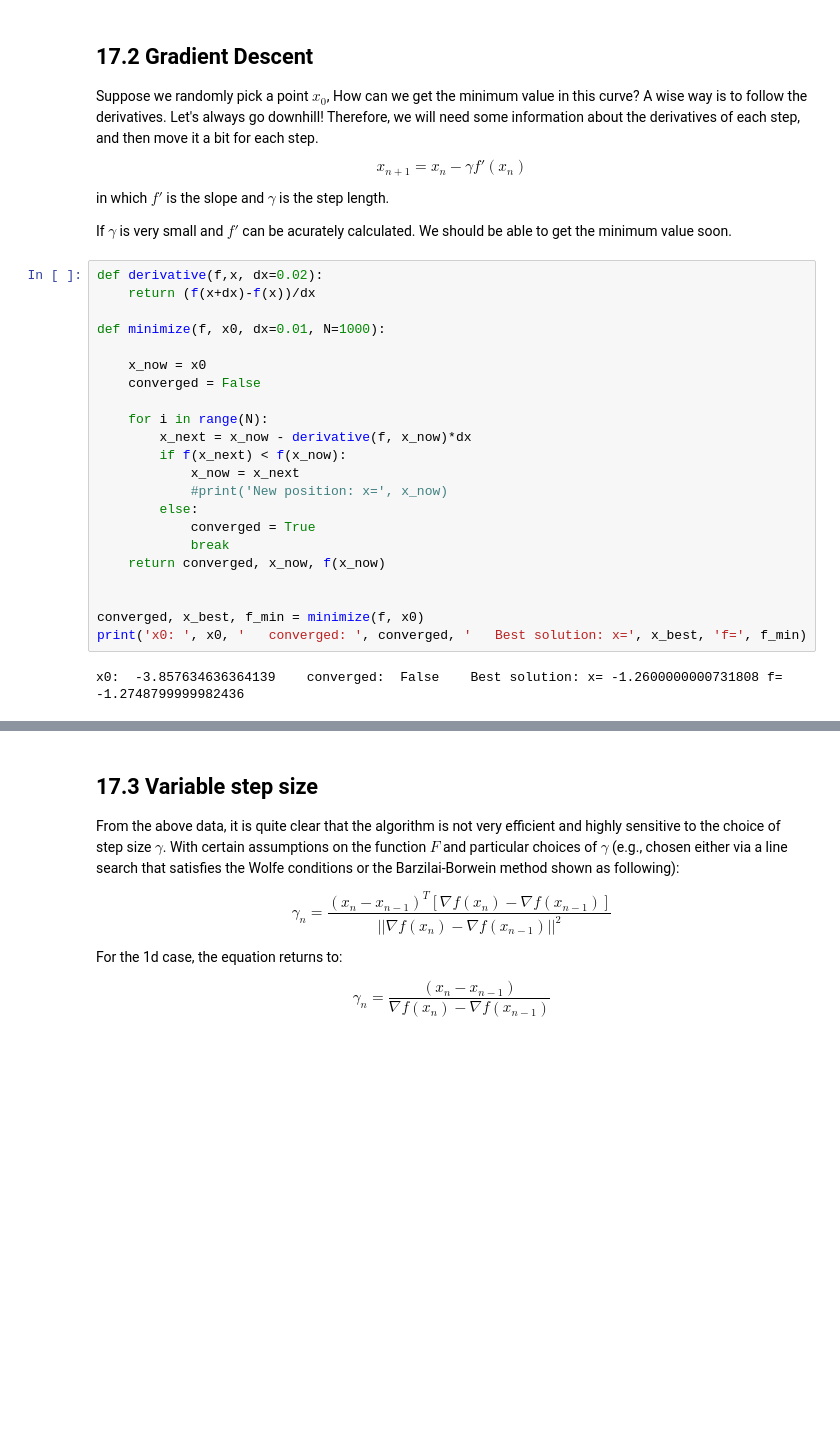
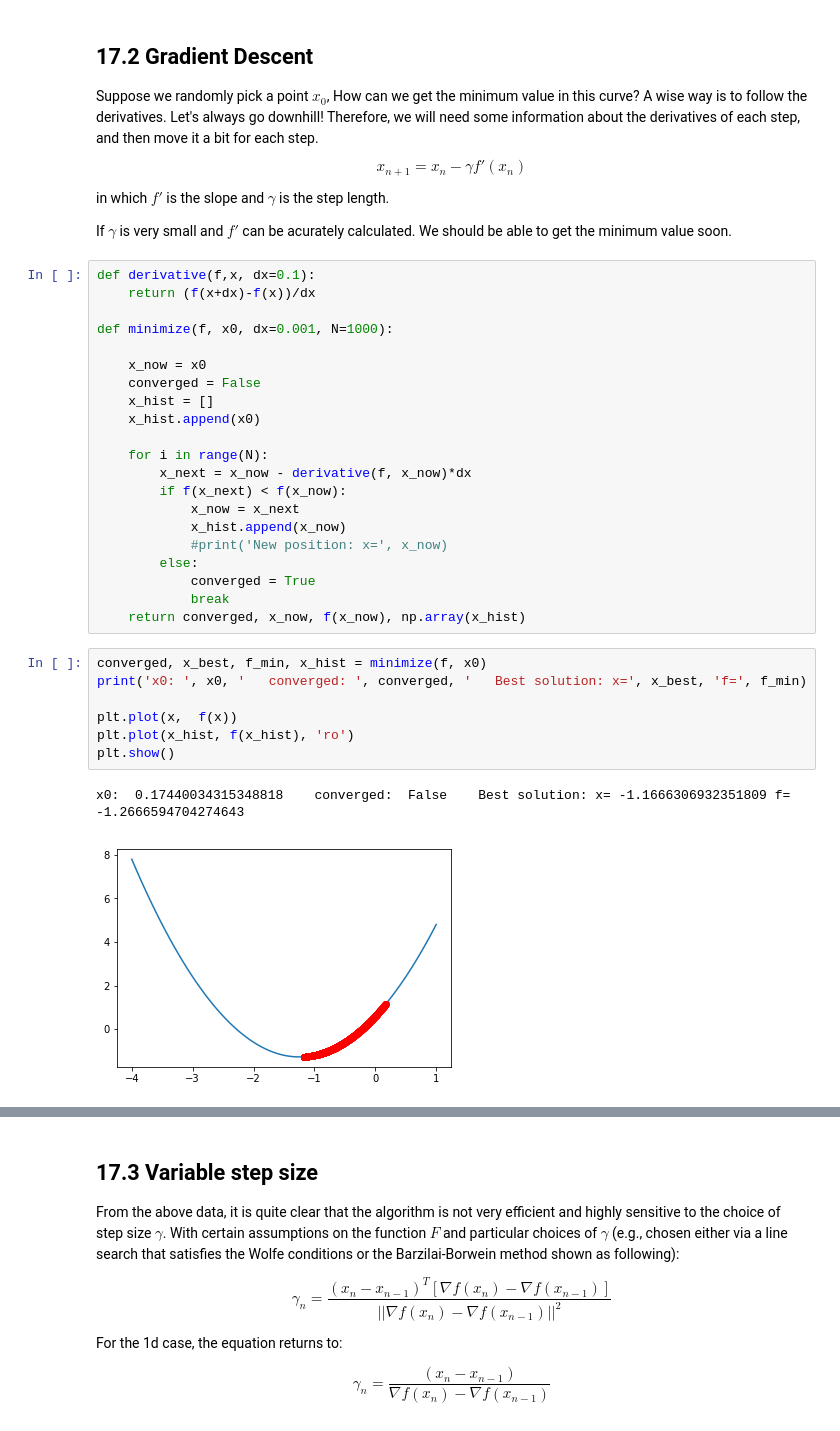
Before and after one commit to MaterSim/ComputationalPhysics300, a Jupyter notebook: Lec_17.ipynb, the cells around one changed output, grey strips where cells are left out. Saved outputs shown, nothing was run; the diff lists cells and outputs as text; blank space fills up the shorter version.

```diff
--- a/Lec_17.ipynb
+++ b/Lec_17.ipynb
@@ -48,29 +48,36 @@ in which $f'$ is the slope and $\gamma$ is the step length.
 
 If $\gamma$ is very small and $f'$ can be acurately calculated. We should be able to get the minimum value soon.
 # %%
-def derivative(f,x, dx=0.02):
+def derivative(f,x, dx=0.1):
     return (f(x+dx)-f(x))/dx
 
-def minimize(f, x0, dx=0.01, N=1000):
+def minimize(f, x0, dx=0.001, N=1000):
 
     x_now = x0
     converged = False
+    x_hist = []
+    x_hist.append(x0)
 
     for i in range(N):
         x_next = x_now - derivative(f, x_now)*dx
         if f(x_next) < f(x_now):
             x_now = x_next
+            x_hist.append(x_now)
             #print('New position: x=', x_now)
         else:
             converged = True
             break
-    return converged, x_now, f(x_now)
-
-
-converged, x_best, f_min = minimize(f, x0)
-print('x0: ', x0, '   converged: ', converged, '   Best solution: x=', x_best, 'f=', f_min)
+    return converged, x_now, f(x_now), np.array(x_hist)
-# %% [output]
-x0:  -3.857634636364139    converged:  False    Best solution: x= -1.2600000000731808 f= -1.2748799999982436
+# %%
+converged, x_best, f_min, x_hist = minimize(f, x0)
+print('x0: ', x0, '   converged: ', converged, '   Best solution: x=', x_best, 'f=', f_min)
+
+plt.plot(x,  f(x))
+plt.plot(x_hist, f(x_hist), 'ro')
+plt.show()
+# %% [output]
+x0:  0.17440034315348818    converged:  False    Best solution: x= -1.1666306932351809 f= -1.2666594704274643
+[figure, added]
 # %%
 # let's try to pick different random numbers and repeat it for a couple of times
 
```
Also changed, not shown: parts of 8 cells of this notebook, 1 other file.
